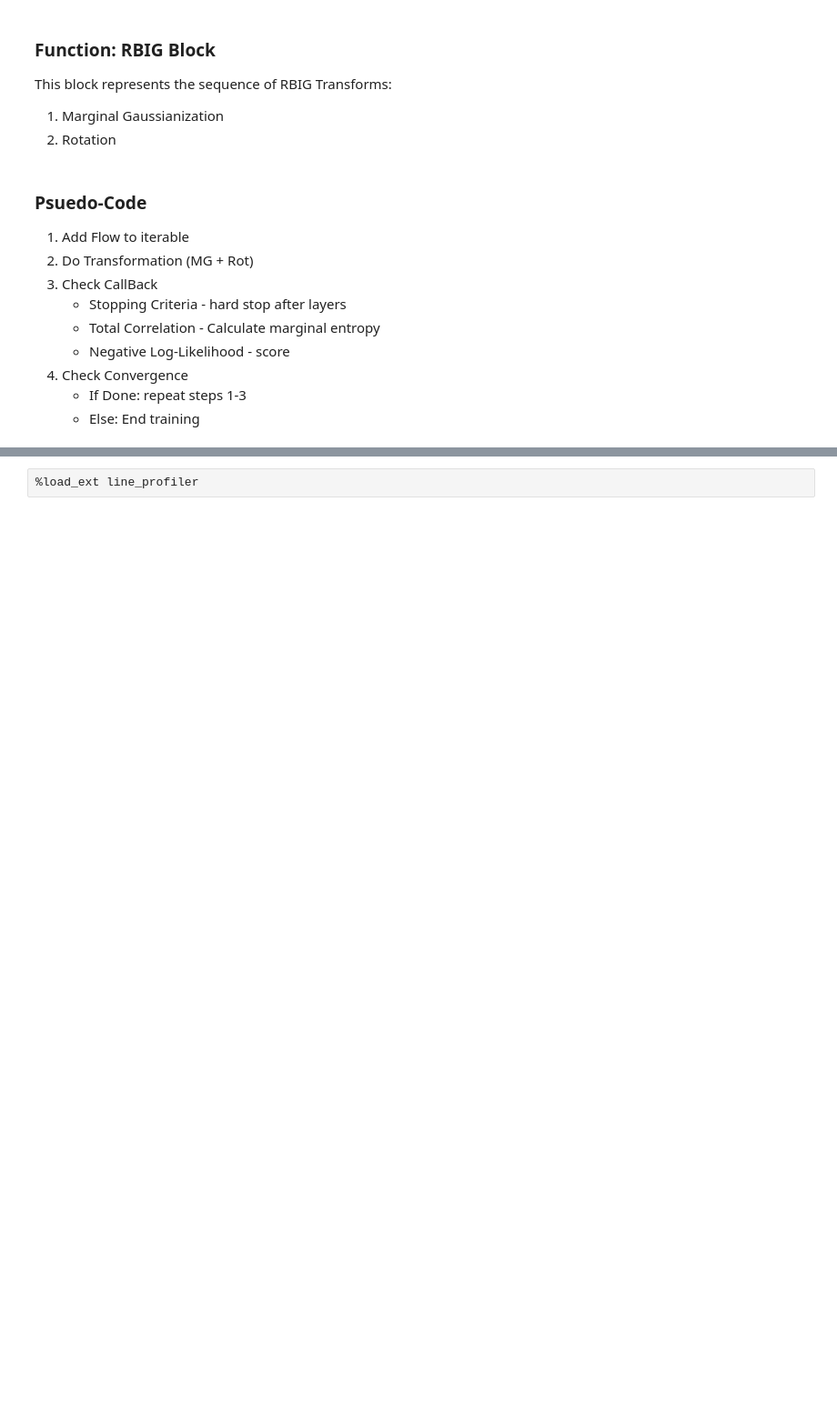
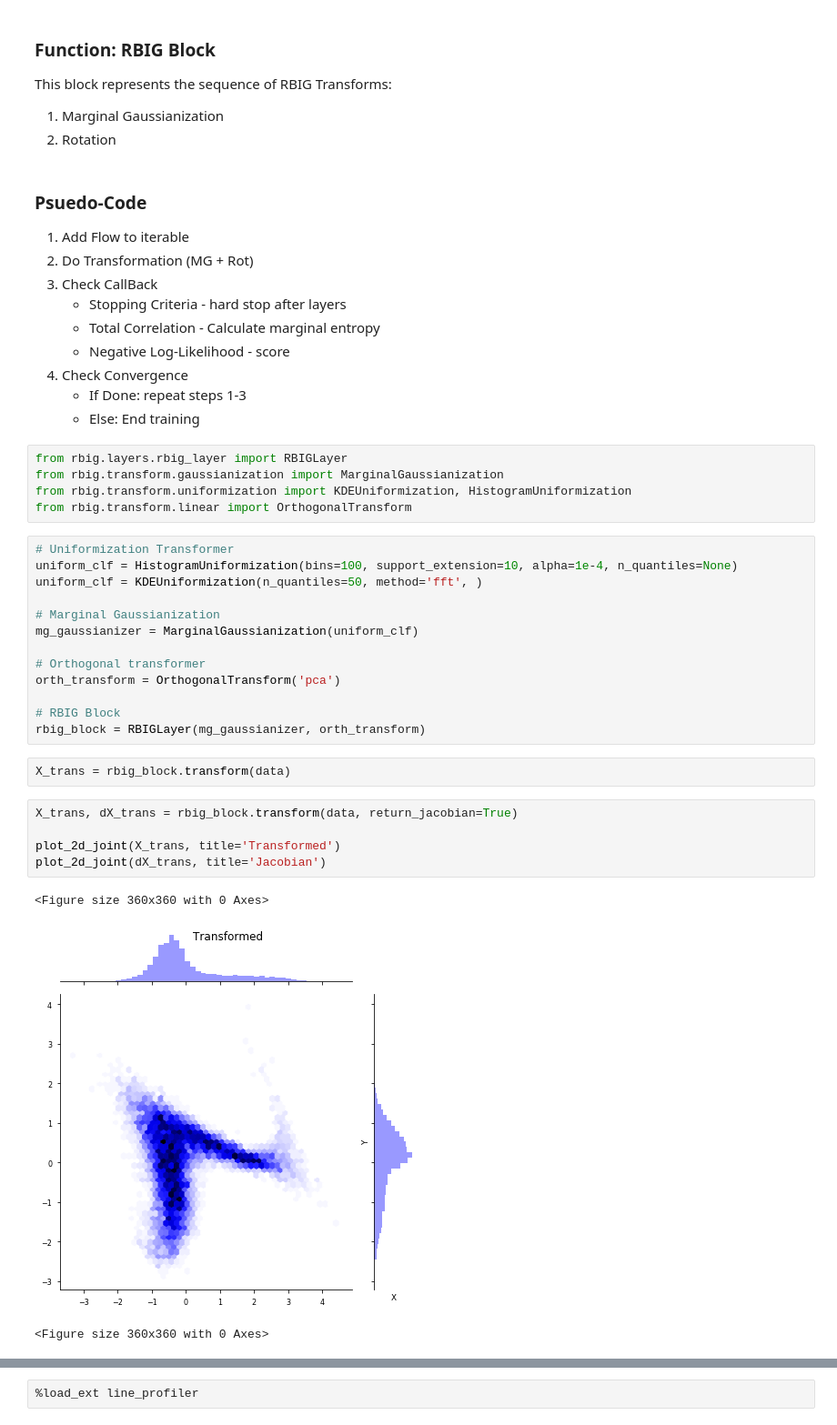
Before and after one commit to IPL-UV/rbig, a Jupyter notebook: notebooks/demo_4_rbig_model.ipynb, the cells around one changed output, grey strips where cells are left out. Shown at 91% size. Drawn from its saved outputs; the diff is of its cells as text; blank space fills up the shorter version.

```diff
--- a/notebooks/demo_4_rbig_model.ipynb
+++ b/notebooks/demo_4_rbig_model.ipynb
@@ -106,3 +106,32 @@ This block represents the sequence of RBIG Transforms:
 4. Check Convergence
     * If Done: repeat steps 1-3
     * Else: End training
+# %%
+from rbig.layers.rbig_layer import RBIGLayer
+from rbig.transform.gaussianization import MarginalGaussianization
+from rbig.transform.uniformization import KDEUniformization, HistogramUniformization
+from rbig.transform.linear import OrthogonalTransform
+# %%
+# Uniformization Transformer
+uniform_clf = HistogramUniformization(bins=100, support_extension=10, alpha=1e-4, n_quantiles=None)
+uniform_clf = KDEUniformization(n_quantiles=50, method='fft', )
+
+# Marginal Gaussianization
+mg_gaussianizer = MarginalGaussianization(uniform_clf)
+
+# Orthogonal transformer
+orth_transform = OrthogonalTransform('pca')
+
+# RBIG Block
+rbig_block = RBIGLayer(mg_gaussianizer, orth_transform)
+# %%
+X_trans = rbig_block.transform(data)
+# %%
+X_trans, dX_trans = rbig_block.transform(data, return_jacobian=True)
+
+plot_2d_joint(X_trans, title='Transformed')
+plot_2d_joint(dX_trans, title='Jacobian')
+# %% [output]
+<Figure size 360x360 with 0 Axes>
+[figure, added]
+<Figure size 360x360 with 0 Axes>
```
Also changed, not shown: parts of 14 cells of this notebook, 23 other files.
